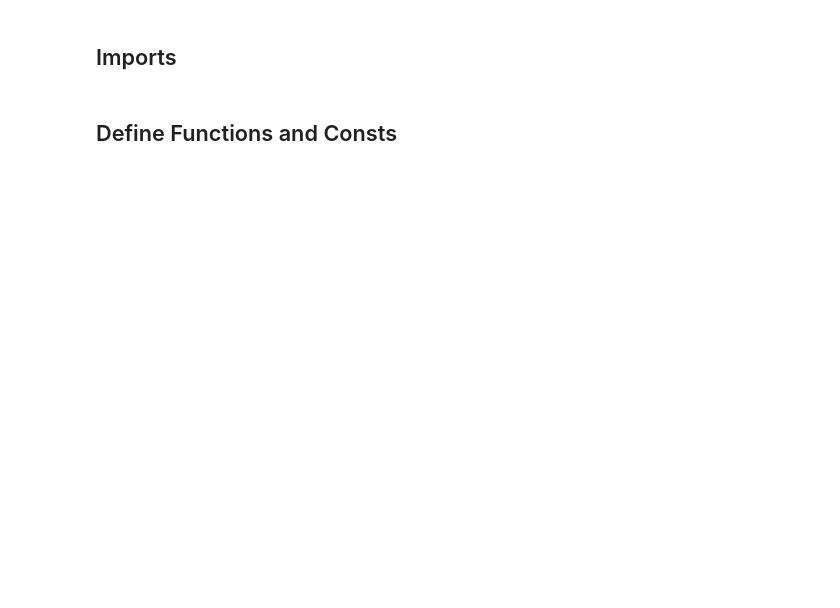
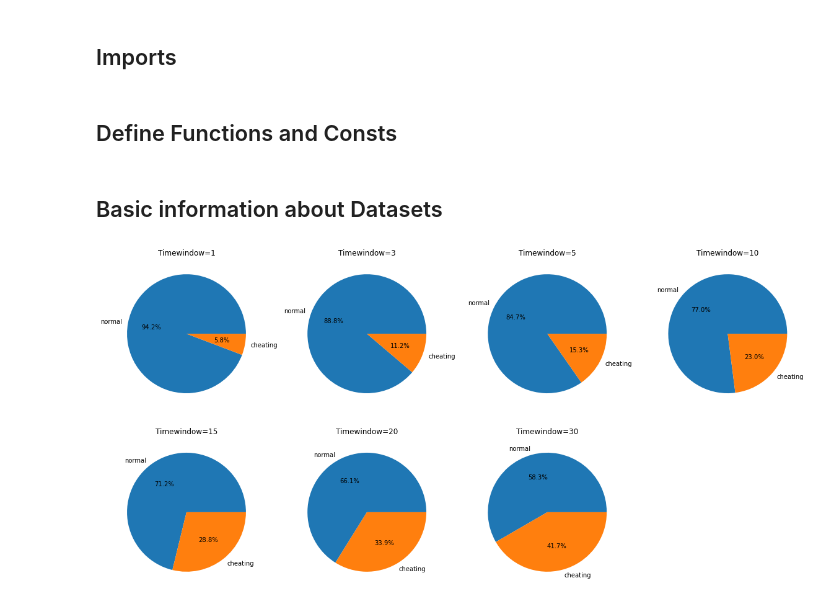
Before and after one commit to Kris2Wu/ACD, a Jupyter notebook: model_training_detection/train_pipeline.ipynb, the cells around one changed output. Cells and saved outputs as stored; diff of their text form; code cells hidden in the pictures; blank space fills up the shorter version.

```diff
--- a/model_training_detection/train_pipeline.ipynb
+++ b/model_training_detection/train_pipeline.ipynb
@@ -132,3 +150,21 @@ def data_preparation_pipeline():
     dfs = preprocess_pipeline(dfs)
     data = train_test_split_pipeline(dfs, test_size=0.3)
     return data
+# %% [markdown]
+## Basic information about Datasets
+# %%
+dfs = load_windows_data()
+dfs = preprocess_pipeline(dfs)
+
+fig = plt.figure(facecolor='white',figsize=(20, 15))
+
+for index, df in tqdm(enumerate(dfs), "Plotting"):
+    cts = df.value_counts(df['class'])
+    eplodes = ['normal', 'cheat']
+    plt.subplot(3, 4, index+1)
+    plt.title("Timewindow="+str(timewindows[index]))
+    plt.pie([cts[0], cts[2]], labels=['normal', 'cheating'], autopct='%1.1f%%')
+
+plt.show()
+# %% [output]
+[figure, added]
```
Also changed, not shown: parts of 16 cells of this notebook, 9 other files.
